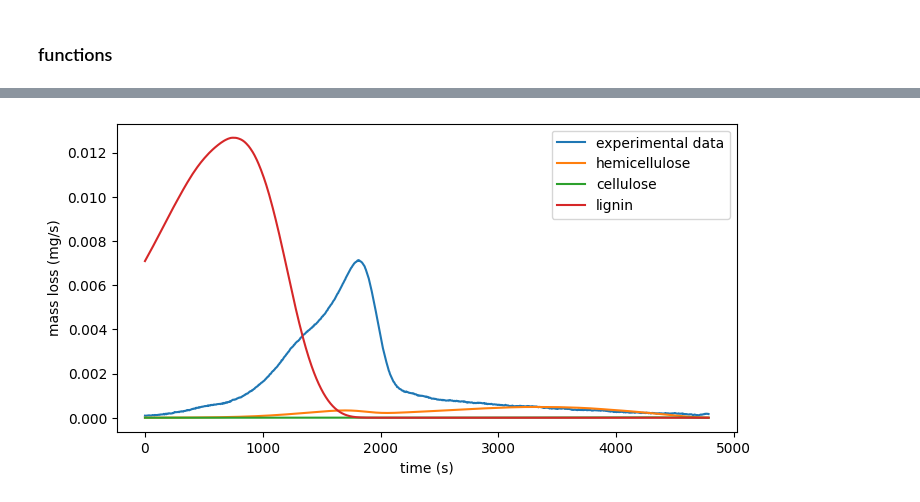
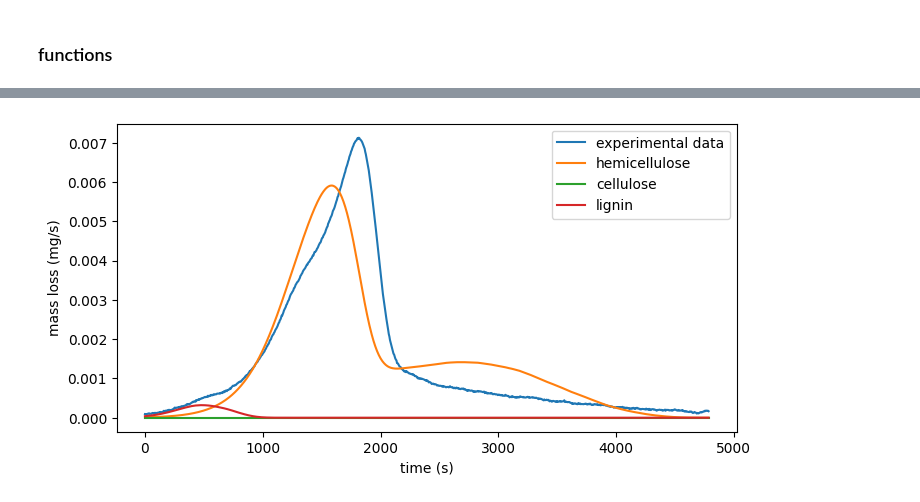
Before and after one commit to abasilio91/biomass-pyrolysis, a Jupyter notebook: main.ipynb, the cells around one changed output, grey strips where cells are left out. Drawn from its saved outputs; the diff is of its cells as text; code cells hidden in the pictures.

```diff
--- a/main.ipynb
+++ b/main.ipynb
@@ -165,10 +119,46 @@ data.head(5)
-# %%
-data.plot(x='time',
-            y=['dtga','model_hemicellulose', 'model_cellulose', 'model_lignin'],
-            kind='line',
-            figsize=(8,4),
-            label=['experimental data', 'hemicellulose', 'cellulose', 'lignin'],
-            xlabel='time (s)',
-            ylabel='mass loss (mg/s)');
-# %% [output]
-[figure, removed]
+# %%
+# initial guess based on previous runs and the literature
+hemicellulose = [0.19720572528433755, 17264203.728679888, 92698.90110479473, 2.3498070093574377]
+cellulose = [0.11947264198247719, 5653485269.68579, 227708.36832928084, 2.6411953119912]
+lignin = [0.03016905607975722, 97.18424820779632, 74080.98179618502, 20.549015563342053]
+
+# Function value: 0.0008215107710852468
+# %%
+data = pd.read_csv('dados\MC carpel H 5-min.csv')
+data.dtga = -1 * data.dtga
+data = data.drop('dtga_5', axis=1)
+tol = 1e-10
+opt_fun = 1
+counter = 1
+
+stop_criteria = opt_fun > tol or counter < 100
+
+while opt_fun > tol:
+    # initial_values = hemicellulose + cellulose + lignin
+
+    initial_time = time.time()
+    results = run_optimization(data)
+    final_time = time.time()
+    elapsed_time = final_time - initial_time
+
+    params = results.x
+    opt_fun = results.fun
+    hemicellulose = list(params[:4])
+    cellulose = list(params[4:8])
+    lignin = list(params[8:])
+    print(f'counter: {counter} -- opt_fun = {opt_fun} -- elapsed time = {elapsed_time} seconds')
+    counter += 1
+
+print(f"""Results:
+------------------------------------------
+hemicellulose = {hemicellulose}
+cellulose = {cellulose}
+lignin = {lignin}
+
+# Function value: {opt_fun}
+------------------------------------------
+""")
+# %%
+plot_data(data, hemicellulose, cellulose, lignin)
+# %% [output]
+[figure, added]
```
Also changed, not shown: parts of 5 cells of this notebook.
